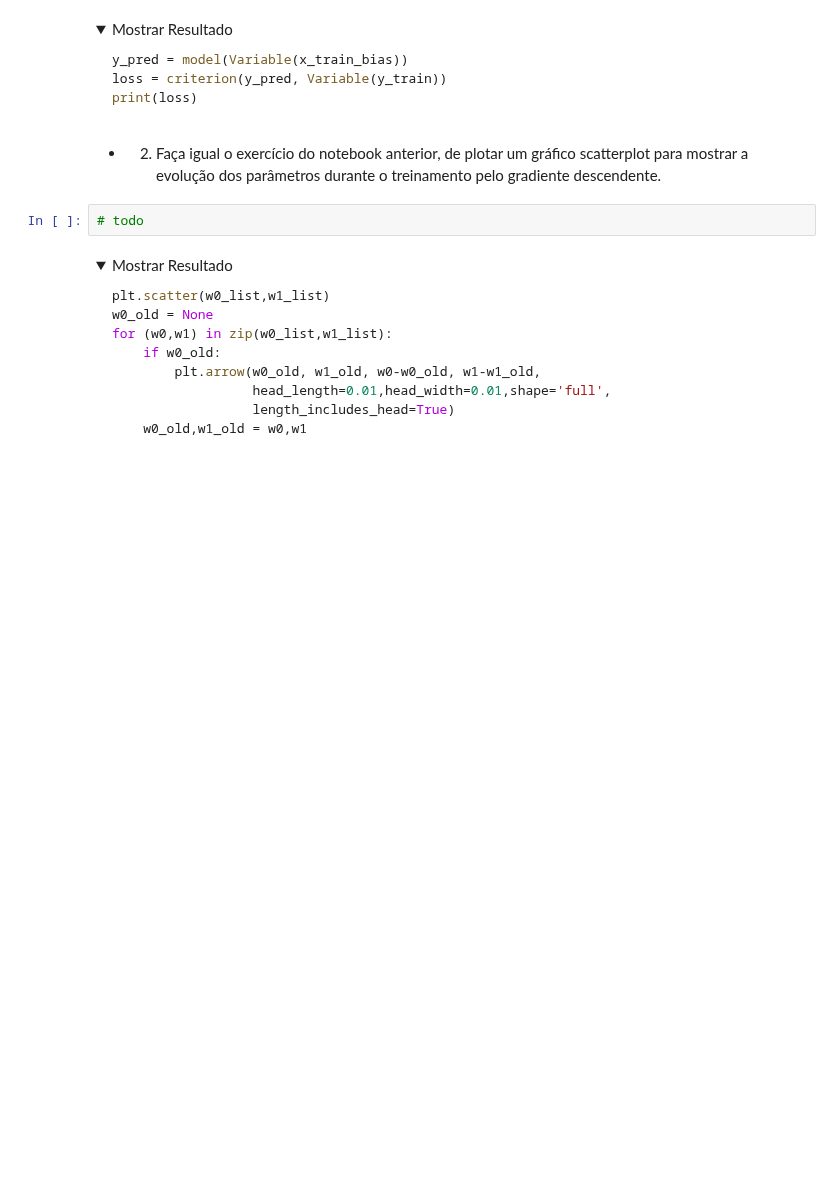
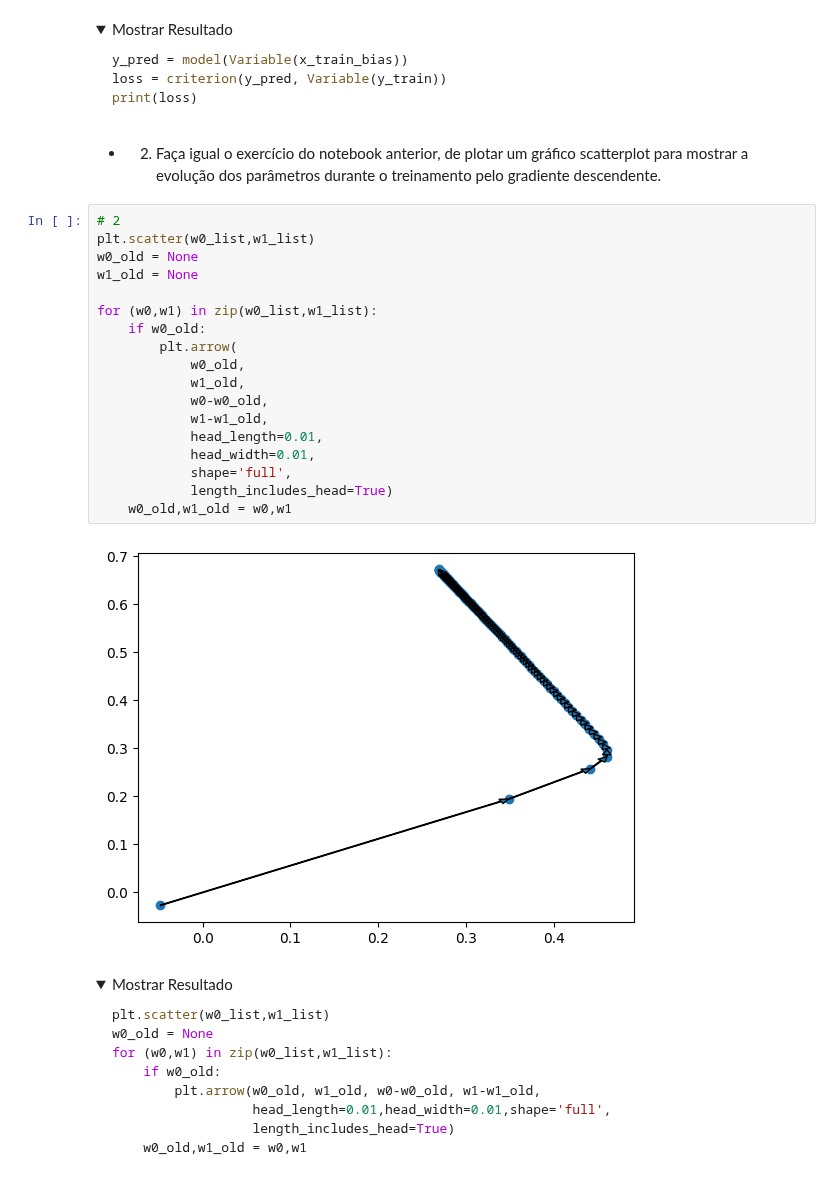
Before and after one commit to mgrb/RNA-e-Deep-Learning---CESAR-School-2024.01, a Jupyter notebook: Atividades/2 - Linear Regretion/2.6-LinearRegressionIrisOptimizer.ipynb, the cells around one changed output. Saved outputs shown, nothing was run; the diff lists cells and outputs as text; folded sections open; blank space fills up the shorter version.

```diff
--- a/Atividades/2 - Linear Regretion/2.6-LinearRegressionIrisOptimizer.ipynb
+++ b/Atividades/2 - Linear Regretion/2.6-LinearRegressionIrisOptimizer.ipynb
@@ -158,8 +161,26 @@ print(loss)
 # %% [markdown]
 - 2) Faça igual o exercício do notebook anterior, de plotar um gráfico scatterplot para
    mostrar a evolução dos parâmetros durante o treinamento pelo gradiente descendente.
-# %%
-# todo
+# %%
+# 2
+plt.scatter(w0_list,w1_list)
+w0_old = None
+w1_old = None
+
+for (w0,w1) in zip(w0_list,w1_list):
+    if w0_old:
+        plt.arrow(
+            w0_old,
+            w1_old,
+            w0-w0_old,
+            w1-w1_old,
+            head_length=0.01,
+            head_width=0.01,
+            shape='full',
+            length_includes_head=True)
+    w0_old,w1_old = w0,w1
+# %% [output]
+[figure, added]
 # %% [markdown]
 <details>
 <summary>Mostrar Resultado</summary>
```
Also changed, not shown: parts of 2 cells of this notebook.
